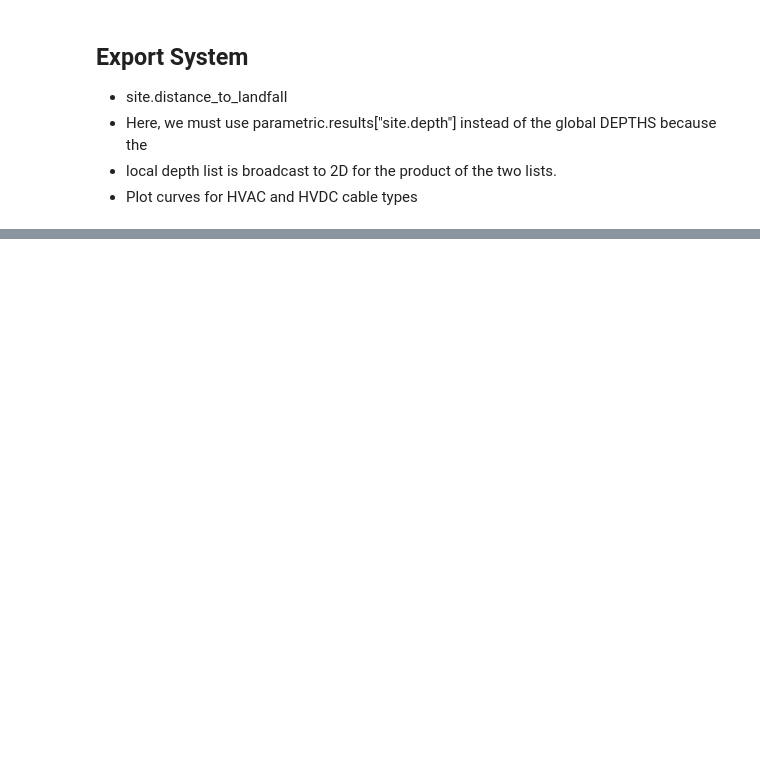
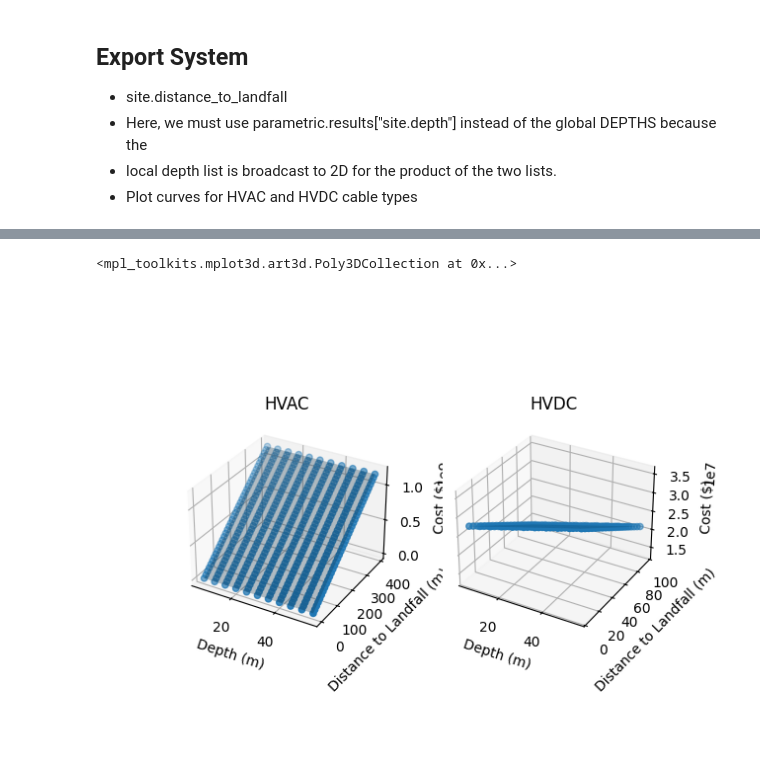
Before and after one commit to WISDEM/ORBIT, a Jupyter notebook: examples/cost_curves.ipynb, the cells around one changed output, grey strips where cells are left out. Cells and saved outputs as stored; diff of their text form; code cells hidden in the pictures; blank space fills up the shorter version.

```diff
--- a/examples/cost_curves.ipynb
+++ b/examples/cost_curves.ipynb
@@ -525,0 +504,66 @@ AttributeError: PathCollection.set() got an unexpected keyword argument 'zs'
+# %%
+config = deepcopy(base_config)
+config["design_phases"] = ["ExportSystemDesign"]
+distance_to_landfall = [i for i in range(0, 400, 10)]
+parameters = {
+    "site.depth": DEPTHS,
+    "site.distance_to_landfall": distance_to_landfall,
+}
+results = {
+    "export_system_system_cost": lambda run: run.design_results["export_system"]["system_cost"],
+}
+
+## Run ORBIT for each hvac and hvdc export system types
+
+config["export_system_design"]["cables"] = "XLPE_1000mm_220kV"
+parametric_hvac = ParametricManager(config, parameters, results, product=True)
+parametric_hvac.run()
+
+config["export_system_design"]["cables"] = "HVDC_2000mm_320kV"
+parametric_hvdc = ParametricManager(config, parameters, results, product=True)
+parametric_hvdc.run()
+
+## Fit the data to a curve
+
+x_hvac = parametric_hvac.results["site.depth"]
+y_hvac = parametric_hvac.results["site.distance_to_landfall"]
+z_hvac = parametric_hvac.results["export_system_system_cost"]
+curve_hvac = linear_2d(x_hvac, y_hvac, z_hvac)
+
+x_hvdc = parametric_tlp.results["site.depth"]
+y_hvdc = parametric_tlp.results["mooring_system_design.draft_depth"]
+z_hvdc = parametric_tlp.results["mooring_system_system_cost"]
+curve_hvdc = linear_2d(x_hvdc, y_hvdc, z_hvdc)
+
+## Plot the ORBIT data and curve fits
+
+fig = plt.figure()
+
+ax = fig.add_subplot(1, 2, 1, projection='3d')
+ax.set_title("HVAC")
+ax.set_xlabel("Depth (m)")
+ax.set_ylabel("Distance to Landfall (m)")
+ax.set_zlabel("Cost ($)")
+ax.scatter(x_hvac, y_hvac, z_hvac)
+ax.plot_surface(
+    np.reshape(x_hvac, (len(DEPTHS), -1)),
+    np.reshape(y_hvac, (len(DEPTHS), -1)),
+    np.reshape(curve_hvac, (len(DEPTHS), -1)),
+    alpha=0.3,
+)
+
+ax = fig.add_subplot(1, 2, 2, projection='3d')
+ax.set_title("HVDC")
+ax.set_xlabel("Depth (m)")
+ax.set_ylabel("Distance to Landfall (m)")
+ax.set_zlabel("Cost ($)")
+ax.scatter(x_hvdc, y_hvdc, zs=z_hvdc, zdir='z')
+ax.plot_surface(
+    np.reshape(x_hvdc, (len(DEPTHS), -1)),
+    np.reshape(y_hvdc, (len(DEPTHS), -1)),
+    np.reshape(curve_hvdc, (len(DEPTHS), -1)),
+    alpha=0.3,
+)
+# %% [output]
+<mpl_toolkits.mplot3d.art3d.Poly3DCollection at 0x...>
+[figure, added]
```
Also changed, not shown: parts of 11 cells of this notebook.
